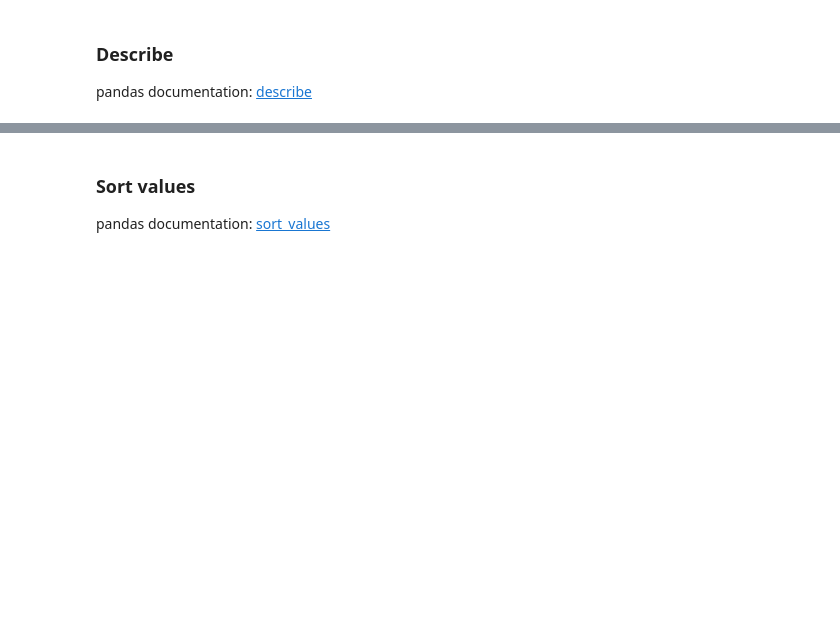
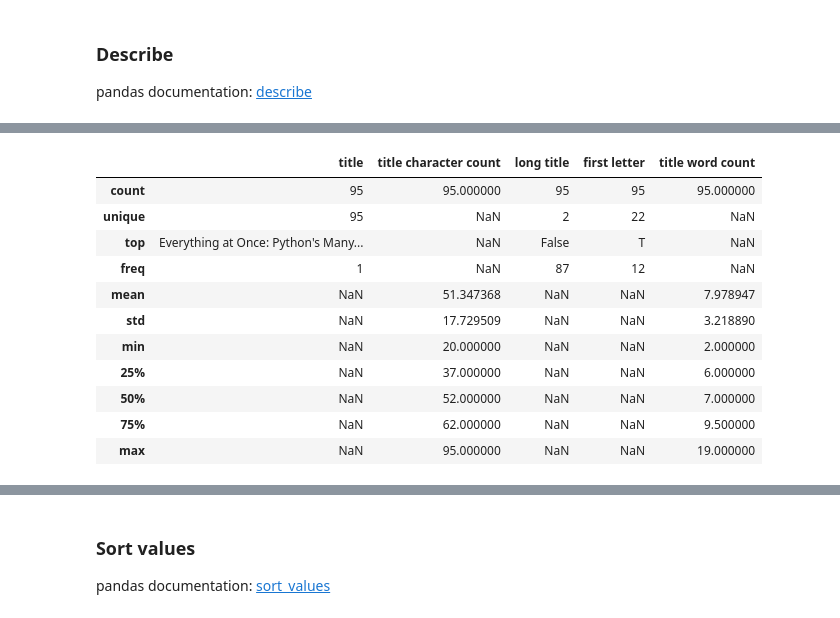
Before and after one commit to standroidbeta/DS-Unit-1-Sprint-2-Data-Wrangling, a Jupyter notebook: module1-scrape-and-process-data/LS_DS_121_Scrape_and_process_data.ipynb, the cells around one changed output, grey strips where cells are left out. Cells and saved outputs as stored; diff of their text form; code cells hidden in the pictures; blank space fills up the shorter version.

```diff
--- a/module1-scrape-and-process-data/LS_DS_121_Scrape_and_process_data.ipynb
+++ b/module1-scrape-and-process-data/LS_DS_121_Scrape_and_process_data.ipynb
@@ -71,0 +511,15 @@ pandas documentation: [describe](https://pandas.pydata.org/pandas-docs/stable/ge
+# %%
+df.describe(include='all')
+# %% [output]
+|  | title | title character count | long title | first letter | title word count |
+| count | 95 | 95.000000 | 95 | 95 | 95.000000 |
+| unique | 95 | NaN | 2 | 22 | NaN |
+| top | Everything at Once: Python's Many... | NaN | False | T | NaN |
+| freq | 1 | NaN | 87 | 12 | NaN |
+| mean | NaN | 51.347368 | NaN | NaN | 7.978947 |
+| std | NaN | 17.729509 | NaN | NaN | 3.218890 |
+| min | NaN | 20.000000 | NaN | NaN | 2.000000 |
+| 25% | NaN | 37.000000 | NaN | NaN | 6.000000 |
+| 50% | NaN | 52.000000 | NaN | NaN | 7.000000 |
+| 75% | NaN | 62.000000 | NaN | NaN | 9.500000 |
+| max | NaN | 95.000000 | NaN | NaN | 19.000000 |
```
Also changed, not shown: parts of 73 cells of this notebook.
